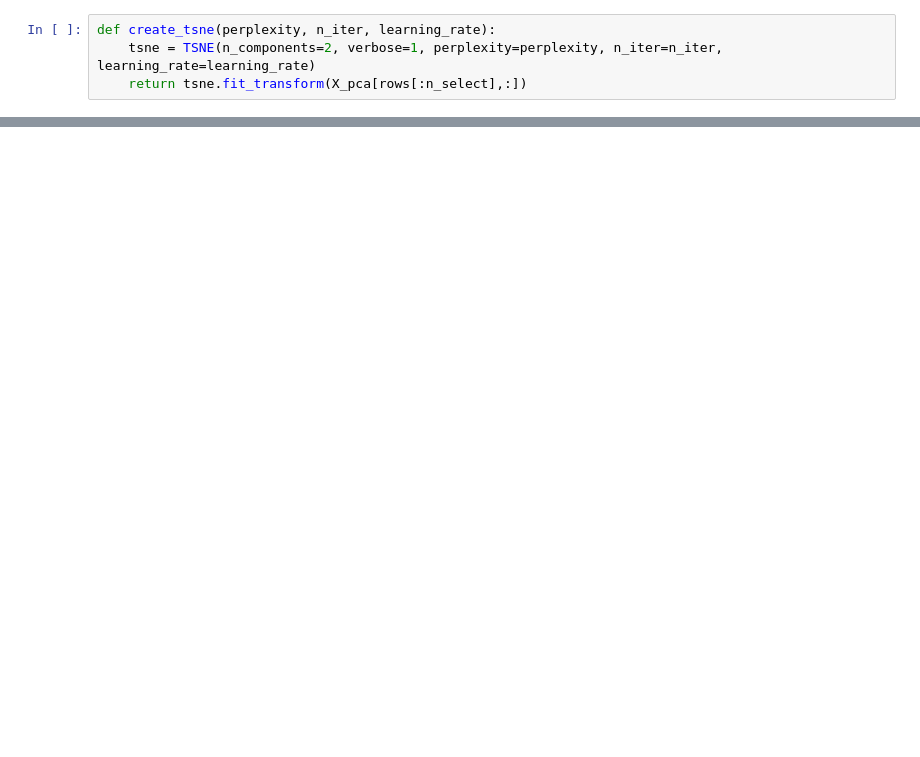
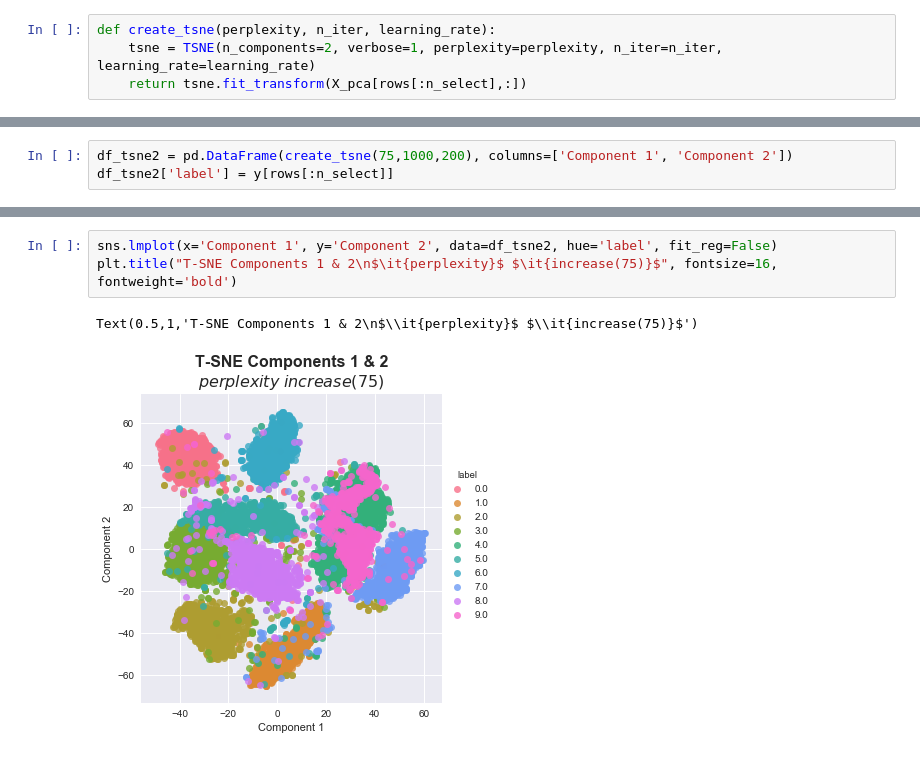
Before and after one commit to asfabiano/byu_econ_applied_machine_learning, a Jupyter notebook: homeworks/HW5/Homework_5.ipynb, the cells around one changed output, grey strips where cells are left out. Drawn from its saved outputs; the diff is of its cells as text; blank space fills up the shorter version.

```diff
--- a/homeworks/HW5/Homework_5.ipynb
+++ b/homeworks/HW5/Homework_5.ipynb
@@ -214,0 +228,3 @@ Text(0.5,1,'First & Second Components with T-SNE')
+# %%
+df_tsne2 = pd.DataFrame(create_tsne(75,1000,200), columns=['Component 1', 'Component 2'])
+df_tsne2['label'] = y[rows[:n_select]]
@@ -214,0 +268,6 @@ Text(0.5,1,'First & Second Components with T-SNE')
+# %%
+sns.lmplot(x='Component 1', y='Component 2', data=df_tsne2, hue='label', fit_reg=False)
+plt.title("T-SNE Components 1 & 2\n$\it{perplexity}$ $\it{increase(75)}$", fontsize=16, fontweight='bold')
+# %% [output]
+Text(0.5,1,'T-SNE Components 1 & 2\n$\\it{perplexity}$ $\\it{increase(75)}$')
+[figure, added]
```
Also changed, not shown: parts of 37 cells of this notebook.
